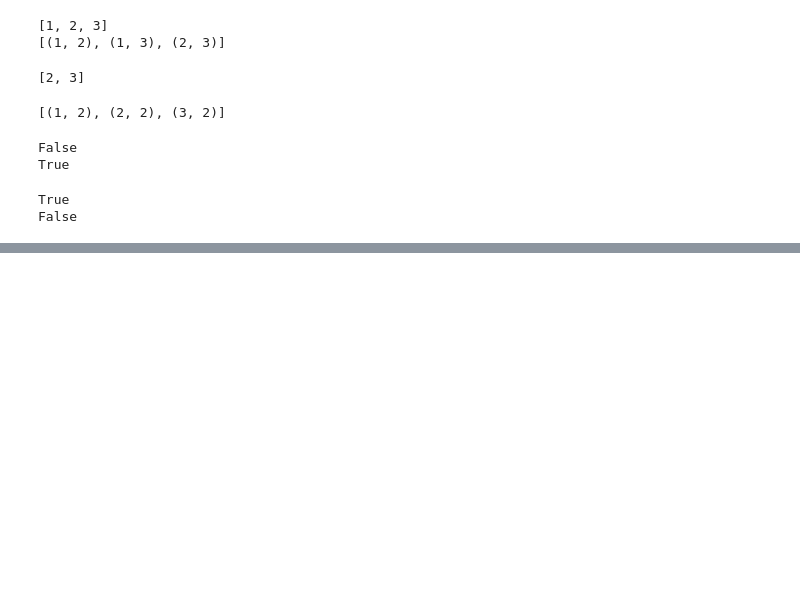
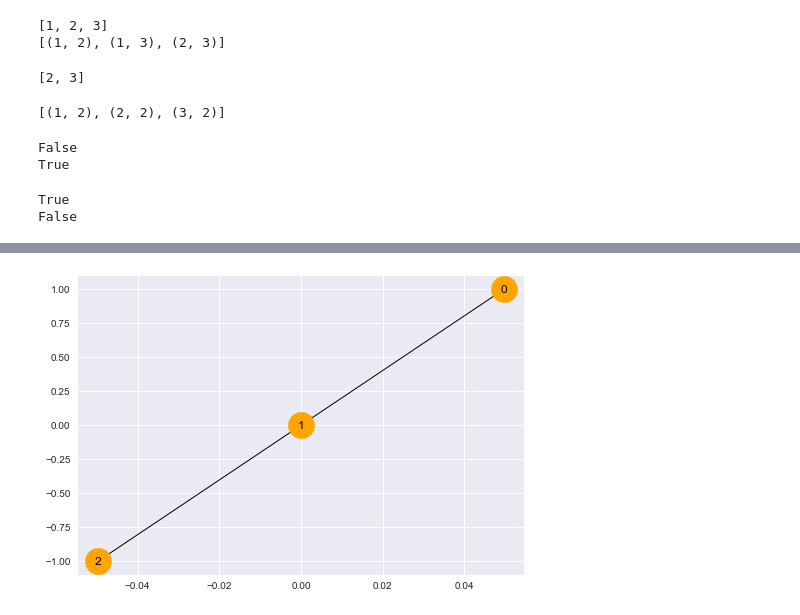
Before and after one commit to JayantGoel001/GraphsAndSocialNetworkAnalytics, a Jupyter notebook: Graph Using NetworkX.ipynb, the cells around one changed output, grey strips where cells are left out. Drawn from its saved outputs; the diff is of its cells as text; code cells hidden in the pictures; blank space fills up the shorter version.

```diff
--- a/Graph Using NetworkX.ipynb
+++ b/Graph Using NetworkX.ipynb
@@ -82,0 +94,4 @@ False
+# %%
+showNetork(H,with_labels=True,node_color='orange')
+# %% [output]
+[figure, added]
```
Also changed, not shown: parts of 10 cells of this notebook.
